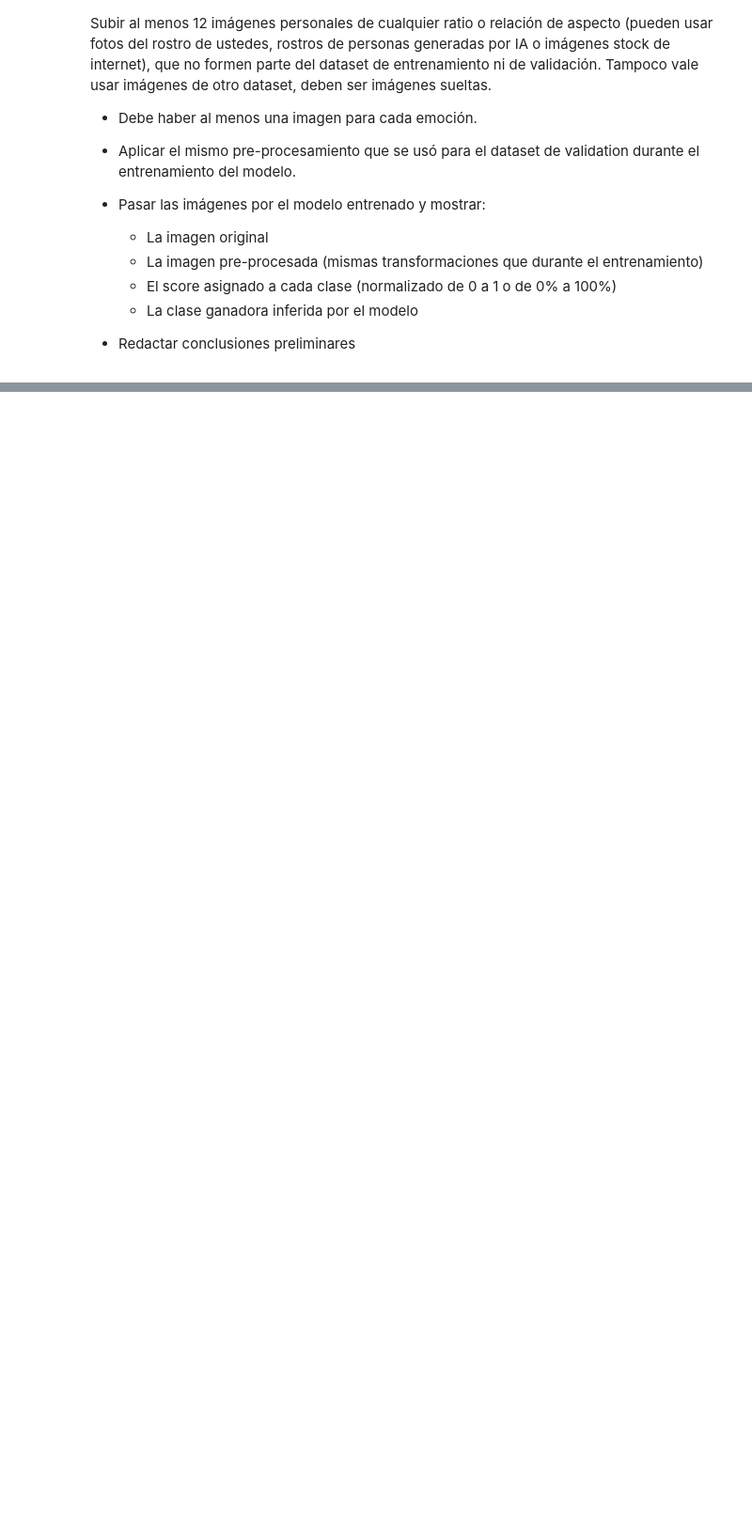
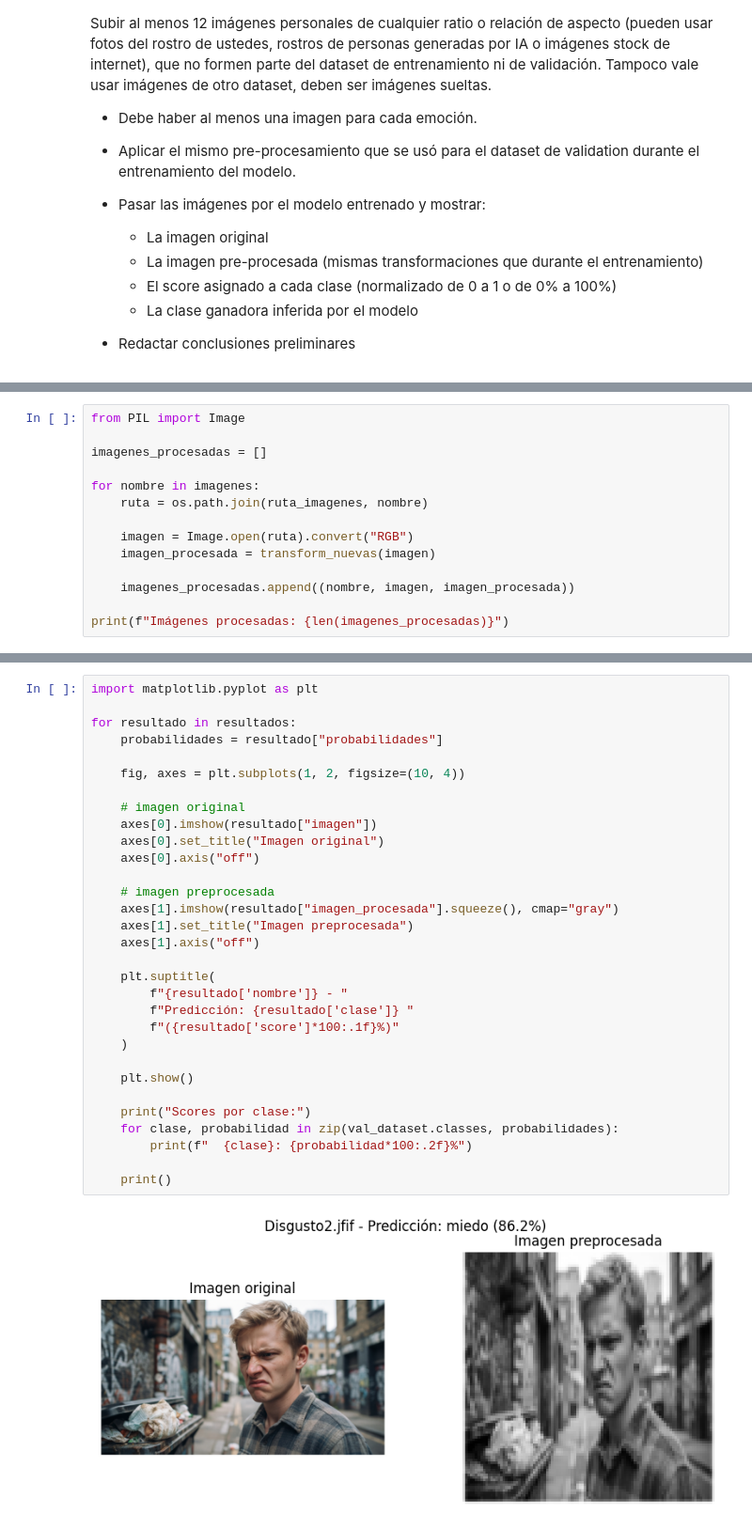
Before and after one commit to natonnelier/aprendizaje_profundo-tp3, a Jupyter notebook: RACCIATTI-MARINA-TONNELIER-NICOLAS.ipynb, the cells around one changed output, grey strips where cells are left out. Shown at 94% size. Saved outputs shown, nothing was run; the diff lists cells and outputs as text; blank space fills up the shorter version.

```diff
--- a/RACCIATTI-MARINA-TONNELIER-NICOLAS.ipynb
+++ b/RACCIATTI-MARINA-TONNELIER-NICOLAS.ipynb
@@ -550,0 +606,14 @@ Subir al menos 12 imágenes personales de cualquier ratio o relación de aspecto
+# %%
+from PIL import Image
+
+imagenes_procesadas = []
+
+for nombre in imagenes:
+    ruta = os.path.join(ruta_imagenes, nombre)
+
+    imagen = Image.open(ruta).convert("RGB")
+    imagen_procesada = transform_nuevas(imagen)
+
+    imagenes_procesadas.append((nombre, imagen, imagen_procesada))
+
+print(f"Imágenes procesadas: {len(imagenes_procesadas)}")
@@ -550,0 +655,33 @@ Subir al menos 12 imágenes personales de cualquier ratio o relación de aspecto
+# %%
+import matplotlib.pyplot as plt
+
+for resultado in resultados:
+    probabilidades = resultado["probabilidades"]
+
+    fig, axes = plt.subplots(1, 2, figsize=(10, 4))
+
+    # imagen original
+    axes[0].imshow(resultado["imagen"])
+    axes[0].set_title("Imagen original")
+    axes[0].axis("off")
+
+    # imagen preprocesada
+    axes[1].imshow(resultado["imagen_procesada"].squeeze(), cmap="gray")
+    axes[1].set_title("Imagen preprocesada")
+    axes[1].axis("off")
+
+    plt.suptitle(
+        f"{resultado['nombre']} - "
+        f"Predicción: {resultado['clase']} "
+        f"({resultado['score']*100:.1f}%)"
+    )
+
+    plt.show()
+
+    print("Scores por clase:")
+    for clase, probabilidad in zip(val_dataset.classes, probabilidades):
+        print(f"  {clase}: {probabilidad*100:.2f}%")
+
+    print()
+# %% [output]
+[figure, added]
```
Also changed, not shown: parts of 19 cells of this notebook.
